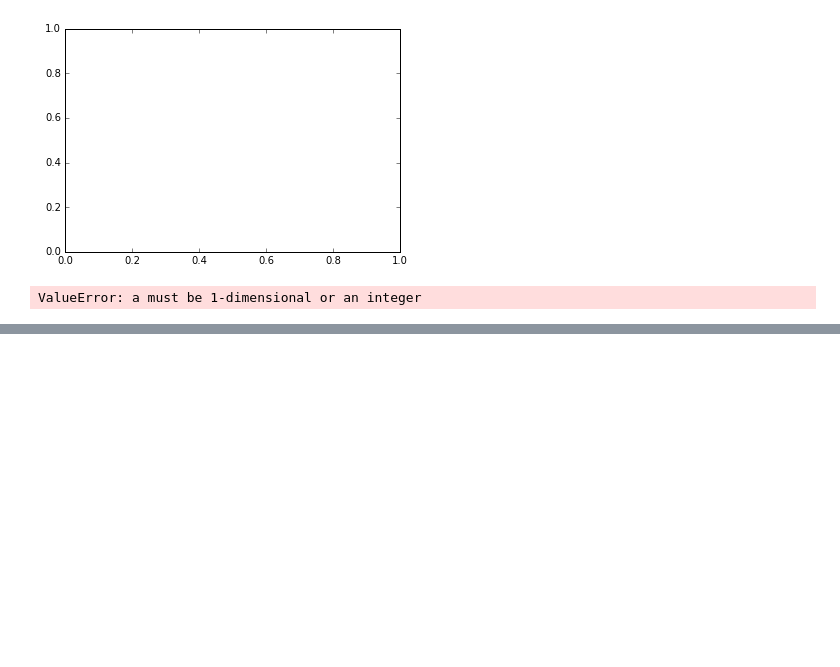
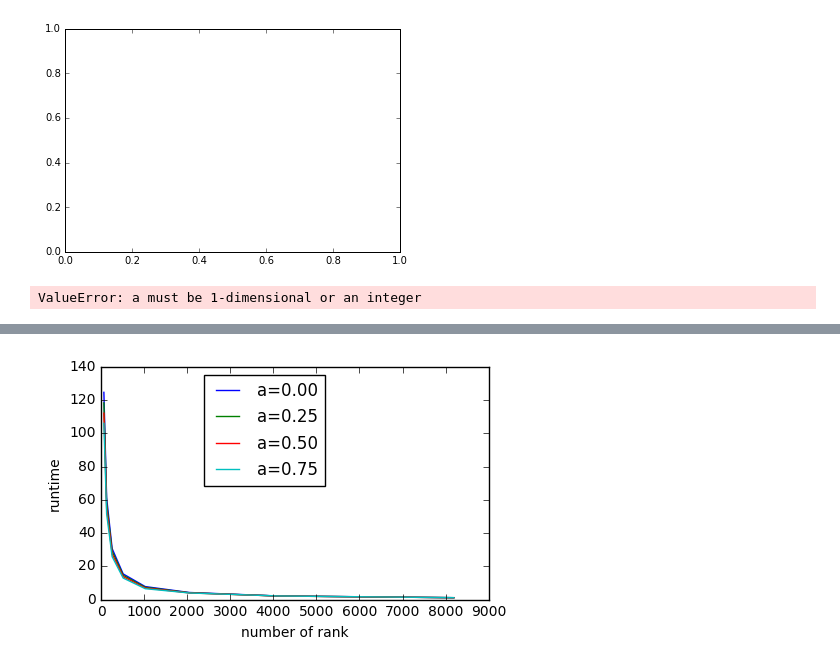
Before and after one commit to horsehour/script, a Jupyter notebook: data.ipynb, the cells around one changed output, grey strips where cells are left out. Drawn from its saved outputs; the diff is of its cells as text; code cells hidden in the pictures; blank space fills up the shorter version.

```diff
--- a/data.ipynb
+++ b/data.ipynb
@@ -1502,0 +1535,16 @@ for d in dirs:
+# %%
+file = "/Users/chjiang/GitHub/courses/CSCI-6360/assignment3/perf.csv"
+data = pd.read_csv(file, sep='\t')
+_, ax = plt.subplots(figsize=(5, 3))
+
+for alpha in [0.0, 0.25, 0.5, 0.75]:
+    ind = data['alpha'] == alpha
+    ax.plot(data[ind]['ntasks'], data[ind]['time'])
+
+ax.set_xlabel('number of rank')
+ax.set_ylabel('runtime')
+
+ax.legend(['a=0.00', 'a=0.25', 'a=0.50', 'a=0.75'], loc=1, bbox_to_anchor=(0.6, 1.0))
+plt.show()
+# %% [output]
+[figure, added]
```
Also changed, not shown: parts of 4 cells of this notebook, 5 other files.
